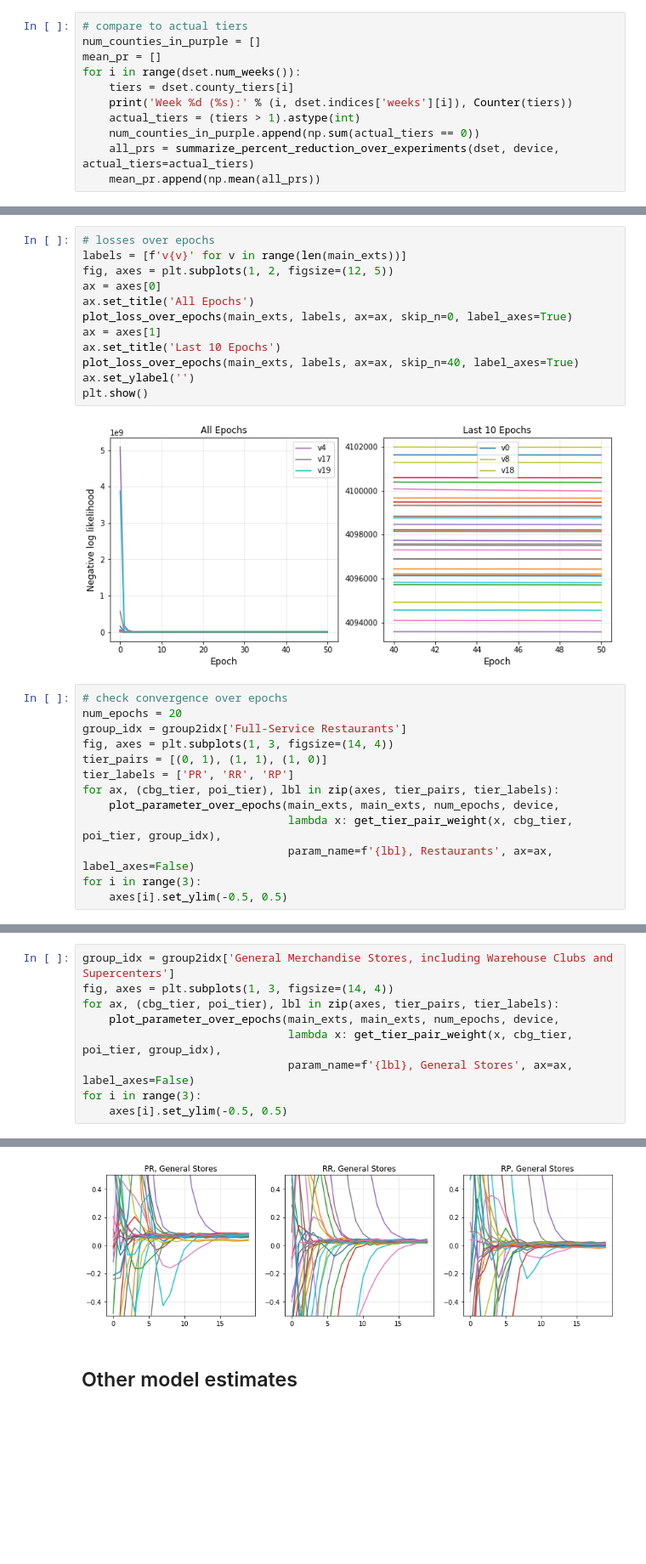
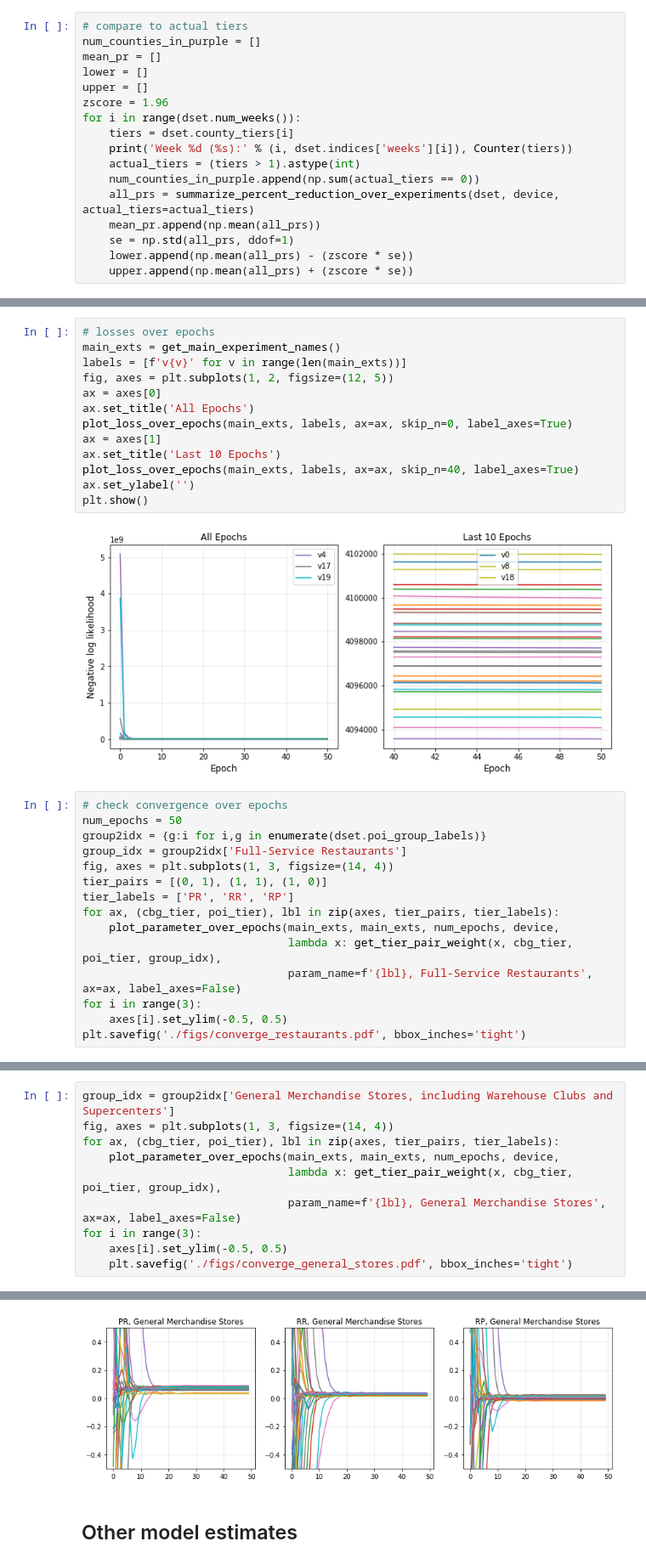
Before and after one commit to snap-stanford/covid-spillovers, a Jupyter notebook: make_figures.ipynb, the cells around one changed output, grey strips where cells are left out. Shown at 85% size. Drawn from its saved outputs; the diff is of its cells as text; blank space fills up the shorter version.

Commit message:
tier data, updated figures

```diff
--- a/make_figures.ipynb
+++ b/make_figures.ipynb
@@ -471,6 +471,9 @@ OVERALL: 0.623 (0.543-0.704)
 # compare to actual tiers
 num_counties_in_purple = []
 mean_pr = []
+lower = []
+upper = []
+zscore = 1.96
 for i in range(dset.num_weeks()):
     tiers = dset.county_tiers[i]
     print('Week %d (%s):' % (i, dset.indices['weeks'][i]), Counter(tiers))
@@ -478,6 +481,9 @@ for i in range(dset.num_weeks()):
     num_counties_in_purple.append(np.sum(actual_tiers == 0))
     all_prs = summarize_percent_reduction_over_experiments(dset, device, actual_tiers=actual_tiers)
     mean_pr.append(np.mean(all_prs))
+    se = np.std(all_prs, ddof=1)
+    lower.append(np.mean(all_prs) - (zscore * se))
+    upper.append(np.mean(all_prs) + (zscore * se))
 # %% [output]
 Week 0 (2021-02-01): Counter({1.0: 54, 3.0: 3, 2.0: 1})
 Computing mean percent of mobility reduction kept over 54 counties
@@ -681,6 +727,7 @@ plt.savefig('./figs/h6_v_h5.pdf', bbox_inches='tight')
 ## Model fitting
 # %%
 # losses over epochs
+main_exts = get_main_experiment_names()
 labels = [f'v{v}' for v in range(len(main_exts))]
 fig, axes = plt.subplots(1, 2, figsize=(12, 5))
 ax = axes[0]
@@ -695,7 +742,8 @@ plt.show()
 [figure]
 # %%
 # check convergence over epochs
-num_epochs = 20
+num_epochs = 50
+group2idx = {g:i for i,g in enumerate(dset.poi_group_labels)}
 group_idx = group2idx['Full-Service Restaurants']
 fig, axes = plt.subplots(1, 3, figsize=(14, 4))
 tier_pairs = [(0, 1), (1, 1), (1, 0)]
@@ -703,7 +751,8 @@ tier_labels = ['PR', 'RR', 'RP']
 for ax, (cbg_tier, poi_tier), lbl in zip(axes, tier_pairs, tier_labels):
     plot_parameter_over_epochs(main_exts, main_exts, num_epochs, device,
                                lambda x: get_tier_pair_weight(x, cbg_tier, poi_tier, group_idx),
-                               param_name=f'{lbl}, Restaurants', ax=ax, label_axes=False)
+                               param_name=f'{lbl}, Full-Service Restaurants', ax=ax, label_axes=False)
 for i in range(3):
     axes[i].set_ylim(-0.5, 0.5)
+plt.savefig('./figs/converge_restaurants.pdf', bbox_inches='tight')
 # %% [output]
@@ -717,7 +766,8 @@ fig, axes = plt.subplots(1, 3, figsize=(14, 4))
 for ax, (cbg_tier, poi_tier), lbl in zip(axes, tier_pairs, tier_labels):
     plot_parameter_over_epochs(main_exts, main_exts, num_epochs, device,
                                lambda x: get_tier_pair_weight(x, cbg_tier, poi_tier, group_idx),
-                               param_name=f'{lbl}, General Stores', ax=ax, label_axes=False)
+                               param_name=f'{lbl}, General Merchandise Stores', ax=ax, label_axes=False)
 for i in range(3):
     axes[i].set_ylim(-0.5, 0.5)
+    plt.savefig('./figs/converge_general_stores.pdf', bbox_inches='tight')
 # %% [output]
@@ -727,4 +777,4 @@ RP, General Stores final val: mean=0.005, std=0.009
-[figure, old version]
+[figure, new version]
 # %% [markdown]
 ## Other model estimates
 # %%
```
Also changed, not shown: parts of 4 cells of this notebook, 57 other files.
